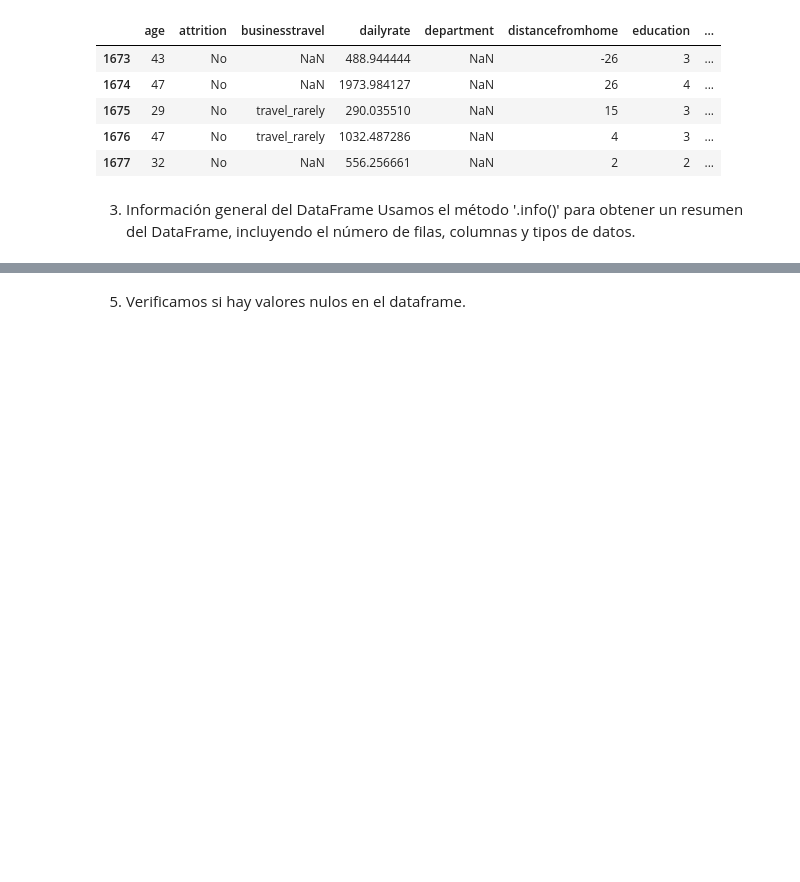
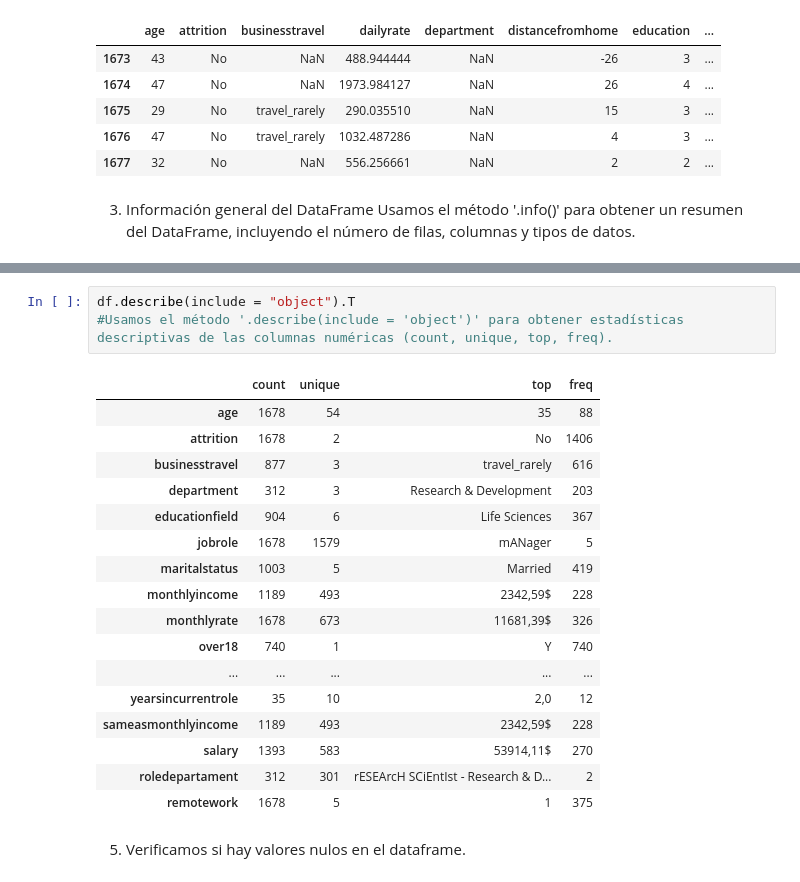
Before and after one commit to anamolinero/borrador_equipo5, a Jupyter notebook: fase_1_exploracion/EDA.ipynb, the cells around one changed output, grey strips where cells are left out. Cells and saved outputs as stored; diff of their text form; blank space fills up the shorter version.

```diff
--- a/fase_1_exploracion/EDA.ipynb
+++ b/fase_1_exploracion/EDA.ipynb
@@ -97,3 +104,24 @@ df.describe()
+# %%
+df.describe(include = "object").T
+#Usamos el método '.describe(include = 'object')' para obtener estadísticas descriptivas de las columnas numéricas (count, unique, top, freq).
+# %% [output]
+|  | count | unique | top | freq |
+| age | 1678 | 54 | 35 | 88 |
+| attrition | 1678 | 2 | No | 1406 |
+| businesstravel | 877 | 3 | travel_rarely | 616 |
+| department | 312 | 3 | Research & Development | 203 |
+| educationfield | 904 | 6 | Life Sciences | 367 |
+| jobrole | 1678 | 1579 | mANager | 5 |
+| maritalstatus | 1003 | 5 | Married | 419 |
+| monthlyincome | 1189 | 493 | 2342,59$ | 228 |
+| monthlyrate | 1678 | 673 | 11681,39$ | 326 |
+| over18 | 740 | 1 | Y | 740 |
+| ... | ... | ... | ... | ... |
+| yearsincurrentrole | 35 | 10 | 2,0 | 12 |
+| sameasmonthlyincome | 1189 | 493 | 2342,59$ | 228 |
+| salary | 1393 | 583 | 53914,11$ | 270 |
+| roledepartament | 312 | 301 | rESEArcH SCiEntIst - Research & D... | 2 |
+| remotework | 1678 | 5 | 1 | 375 |
 # %% [markdown]
 5. Verificamos si hay valores nulos en el dataframe.
 # %%
```
Also changed, not shown: parts of 10 cells of this notebook.
